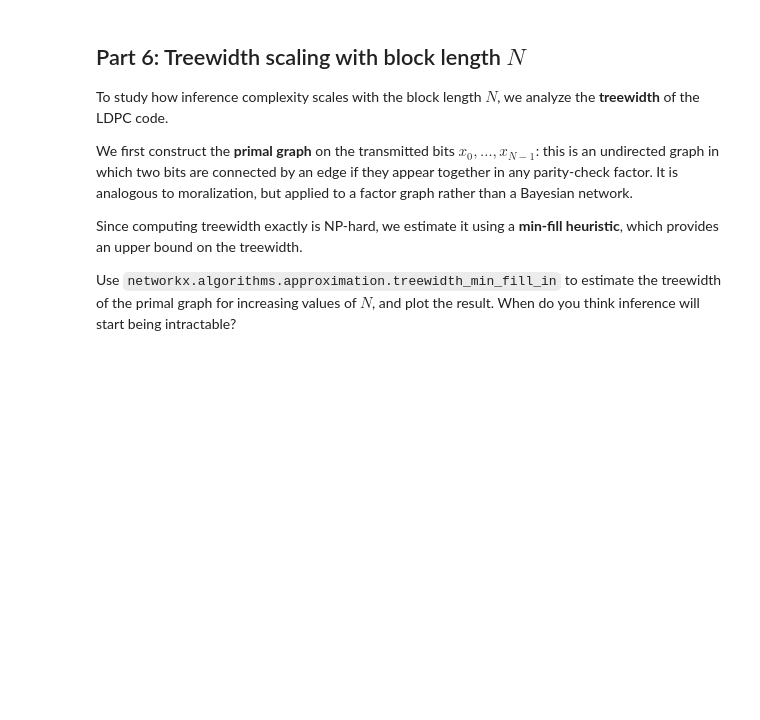
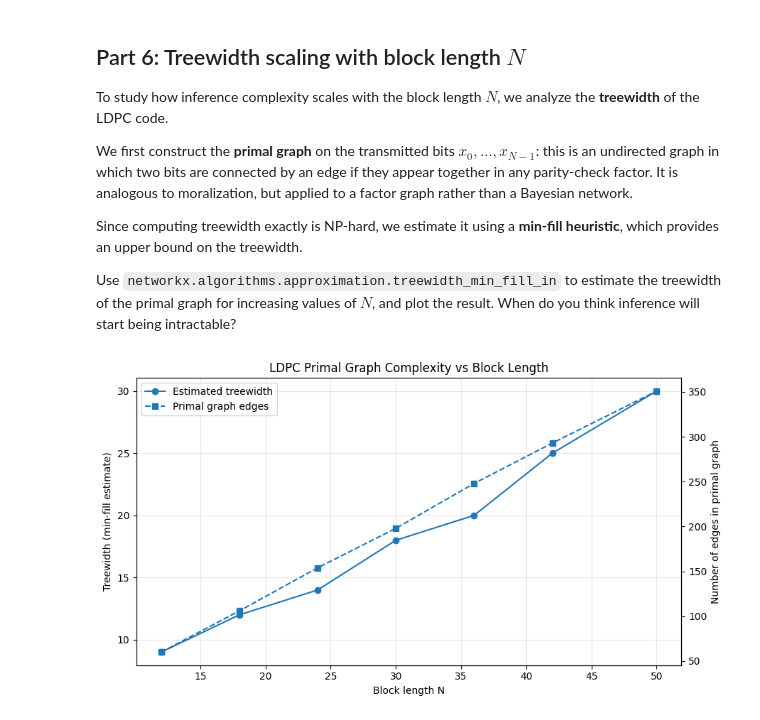
Before and after one commit to arnaurodondev/Graphical_models, a Jupyter notebook: P4_ LDPC representation (STUDENT VERSION).ipynb, the cells around one changed output. Saved outputs shown, nothing was run; the diff lists cells and outputs as text; code cells hidden in the pictures; blank space fills up the shorter version.

```diff
--- a/P4_ LDPC representation (STUDENT VERSION).ipynb
+++ b/P4_ LDPC representation (STUDENT VERSION).ipynb
@@ -436,35 +670,82 @@ Use `networkx.algorithms.approximation.treewidth_min_fill_in` to estimate the
 treewidth of the primal graph for increasing values of $N$, and plot the result. When do you think inference will start being intractable?
 # %%
 from networkx.algorithms.approximation import treewidth_min_fill_in
+import matplotlib.pyplot as plt
 
 def ldpc_primal_graph_on_x(G):
     """Build the primal graph on x-variables only.
 
     Nodes: x0..x{N-1}
     Edge between xi and xj if some parity-check factor contains both.
     """
-    # TODO:
-    # - create an undirected NetworkX graph
-    # - add one node per x-variable
-    # - for each parity-check factor, connect all x-variables that appear together
-    raise NotImplementedError
+    primal = nx.Graph()
+
+    factors = list(G.get_factors())
+    factor_set = set(factors)
+    variable_nodes = [node for node in G.nodes() if node not in factor_set]
+    x_vars = sorted([v for v in variable_nodes if isinstance(v, str) and v.startswith("x")], key=lambda s: int(s[1:]))
+
+    primal.add_nodes_from(x_vars)
+
+    parity_factors = [fac for fac in factors if all(v.startswith("x") for v in fac.variables)]
+    for fac in parity_factors:
+        scope = list(fac.variables)
+        for i in range(len(scope)):
+            for j in range(i + 1, len(scope)):
+                primal.add_edge(scope[i], scope[j])
+
+    return primal
 
 
 def treewidth_scaling_experiment(N_list, j, k, f=0.08, seed0=0):
     """Estimate treewidth scaling for increasing block lengths N.
 
     Returns a list of tuples (N, estimated_treewidth, num_edges).
     """
-    # TODO:
-    # - for each N:
-    #   - generate a regular LDPC parity-check matrix H
-    #   - build the LDPC factor graph
-    #   - construct the primal graph on x-variables
-    #   - estimate treewidth using networkx.treewidth_min_fill_in
-    # - return the collected results
-    raise NotImplementedError
+    results = []
+
+    for idx, N in enumerate(N_list):
+        if (N * j) % k != 0:
+            print(f"Skipping N={N}: N*j must be divisible by k.")
+            continue
+
+        H = generate_regular_ldpc_H(N=N, j=j, k=k, seed=seed0 + idx)
+        G = build_ldpc_factor_graph(H, f=f)
+        primal = ldpc_primal_graph_on_x(G)
+
+        tw_estimate, _ = treewidth_min_fill_in(primal)
+        results.append((N, int(tw_estimate), primal.number_of_edges()))
+
+    return results
+
 
 N_list = [12, 18, 24, 30, 36, 42, 50]
 j, k = 3, 6
 tw_results = treewidth_scaling_experiment(N_list, j=j, k=k, f=0.08, seed0=0)
 tw_results
+
+if len(tw_results) > 0:
+    Ns = [r[0] for r in tw_results]
+    tws = [r[1] for r in tw_results]
+    edges = [r[2] for r in tw_results]
+
+    fig, ax1 = plt.subplots(figsize=(9, 5))
+
+    line1 = ax1.plot(Ns, tws, marker="o", label="Estimated treewidth")
+    ax1.set_xlabel("Block length N")
+    ax1.set_ylabel("Treewidth (min-fill estimate)")
+    ax1.grid(True, alpha=0.3)
+
+    ax2 = ax1.twinx()
+    line2 = ax2.plot(Ns, edges, marker="s", linestyle="--", label="Primal graph edges")
+    ax2.set_ylabel("Number of edges in primal graph")
+
+    lines = line1 + line2
+    labels = [line.get_label() for line in lines]
+    ax1.legend(lines, labels, loc="upper left")
+
+    plt.title("LDPC Primal Graph Complexity vs Block Length")
+    plt.tight_layout()
+    plt.show()
+# %% [output]
+[figure, added]
```
Also changed, not shown: parts of 7 cells of this notebook.
